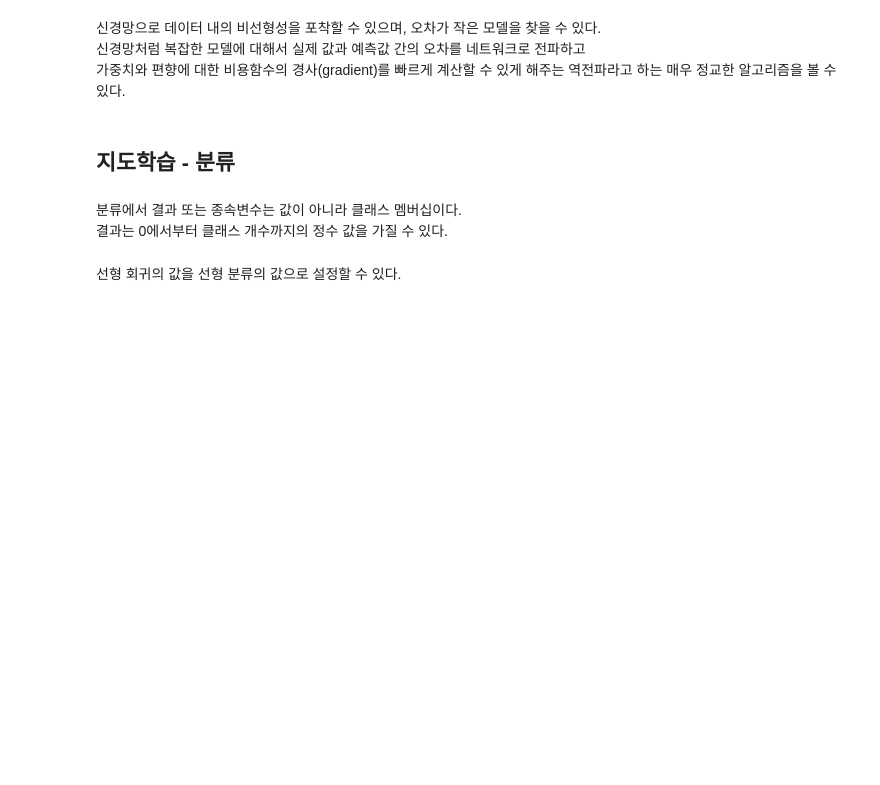
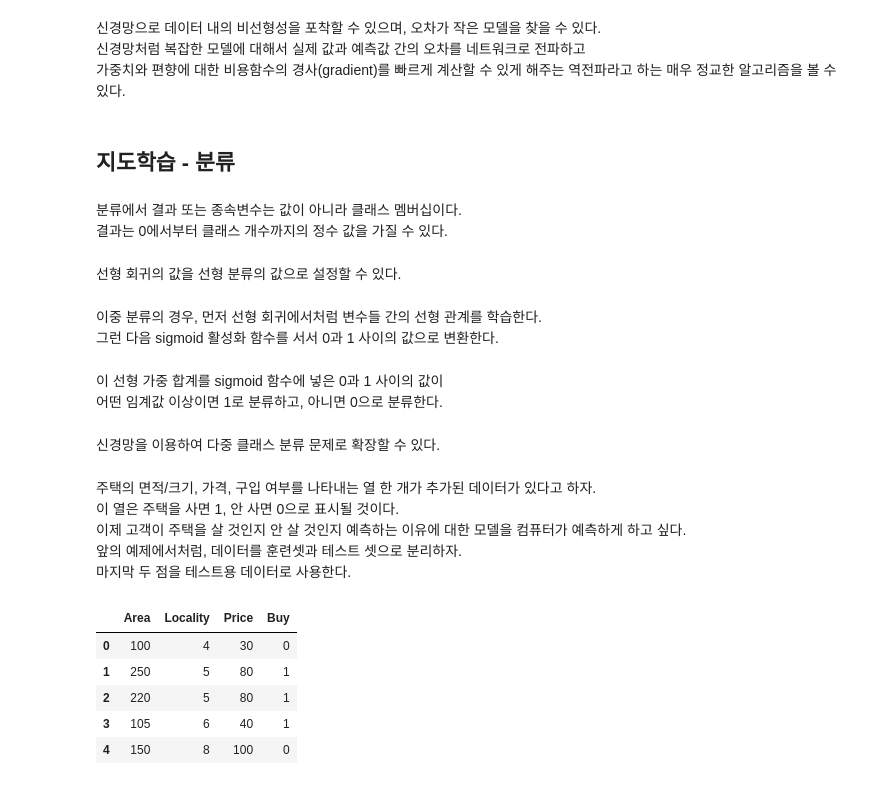
Before and after one commit to yw824/keras-k8s, a Jupyter notebook: ch02_ml/03_Supervised.ipynb, the cells around one changed output. Drawn from its saved outputs; the diff is of its cells as text; code cells hidden in the pictures; blank space fills up the shorter version.

```diff
--- a/ch02_ml/03_Supervised.ipynb
+++ b/ch02_ml/03_Supervised.ipynb
@@ -89,3 +96,28 @@ Predicted Value:  [[39.98129196]]
 결과는 0에서부터 클래스 개수까지의 정수 값을 가질 수 있다.
 # %% [markdown]
 선형 회귀의 값을 선형 분류의 값으로 설정할 수 있다.
+# %% [markdown]
+이중 분류의 경우, 먼저 선형 회귀에서처럼 변수들 간의 선형 관계를 학습한다.
+그런 다음 sigmoid 활성화 함수를 서서 0과 1 사이의 값으로 변환한다.
+# %% [markdown]
+이 선형 가중 합계를 sigmoid 함수에 넣은 0과 1 사이의 값이
+어떤 임계값 이상이면 1로 분류하고, 아니면 0으로 분류한다.
+# %% [markdown]
+신경망을 이용하여 다중 클래스 분류 문제로 확장할 수 있다.
+# %% [markdown]
+주택의 면적/크기, 가격, 구입 여부를 나타내는 열 한 개가 추가된 데이터가 있다고 하자.
+이 열은 주택을 사면 1, 안 사면 0으로 표시될 것이다.
+이제 고객이 주택을 살 것인지 안 살 것인지 예측하는 이유에 대한 모델을 컴퓨터가 예측하게 하고 싶다.
+앞의 예제에서처럼, 데이터를 훈련셋과 테스트 셋으로 분리하자.
+마지막 두 점을 테스트용 데이터로 사용한다.
+# %%
+features = pd.read_csv('../data/house_sale.csv')
+# %%
+features.head()
+# %% [output]
+|  | Area | Locality | Price | Buy |
+| 0 | 100 | 4 | 30 | 0 |
+| 1 | 250 | 5 | 80 | 1 |
+| 2 | 220 | 5 | 80 | 1 |
+| 3 | 105 | 6 | 40 | 1 |
+| 4 | 150 | 8 | 100 | 0 |
```
Also changed, not shown: parts of 58 cells of this notebook, 7 other files.
